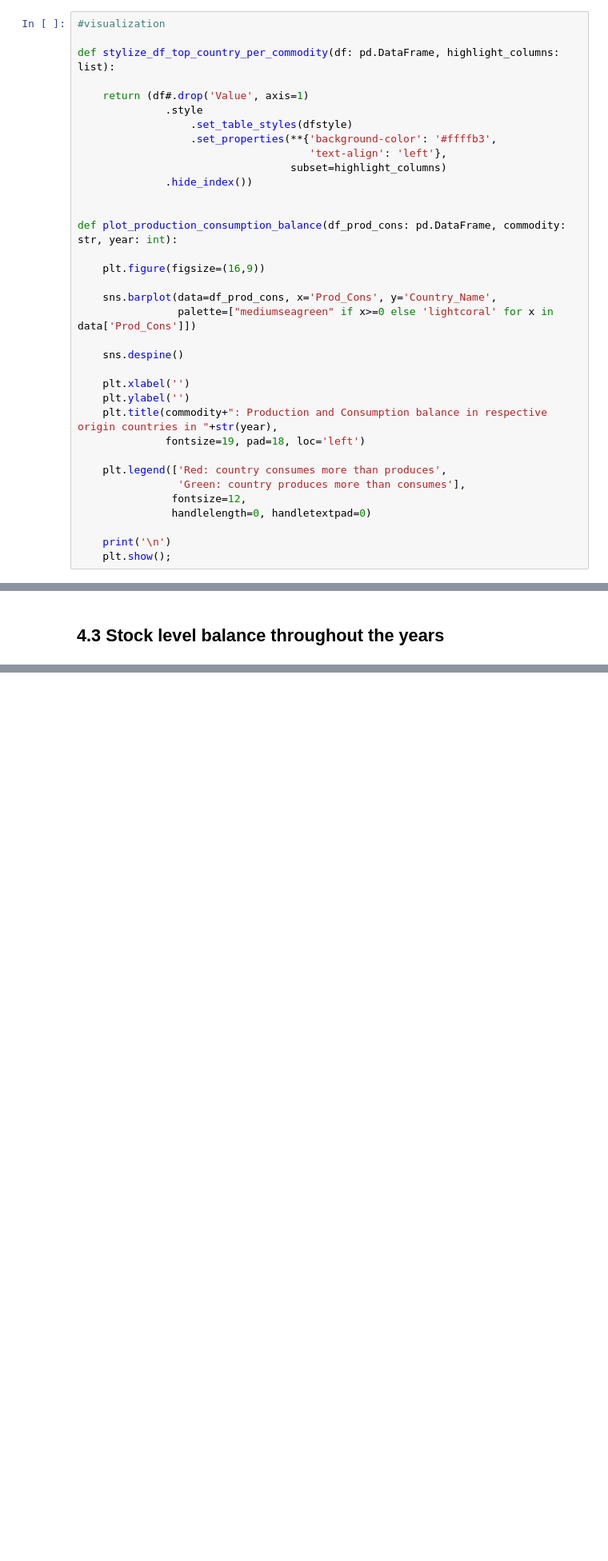
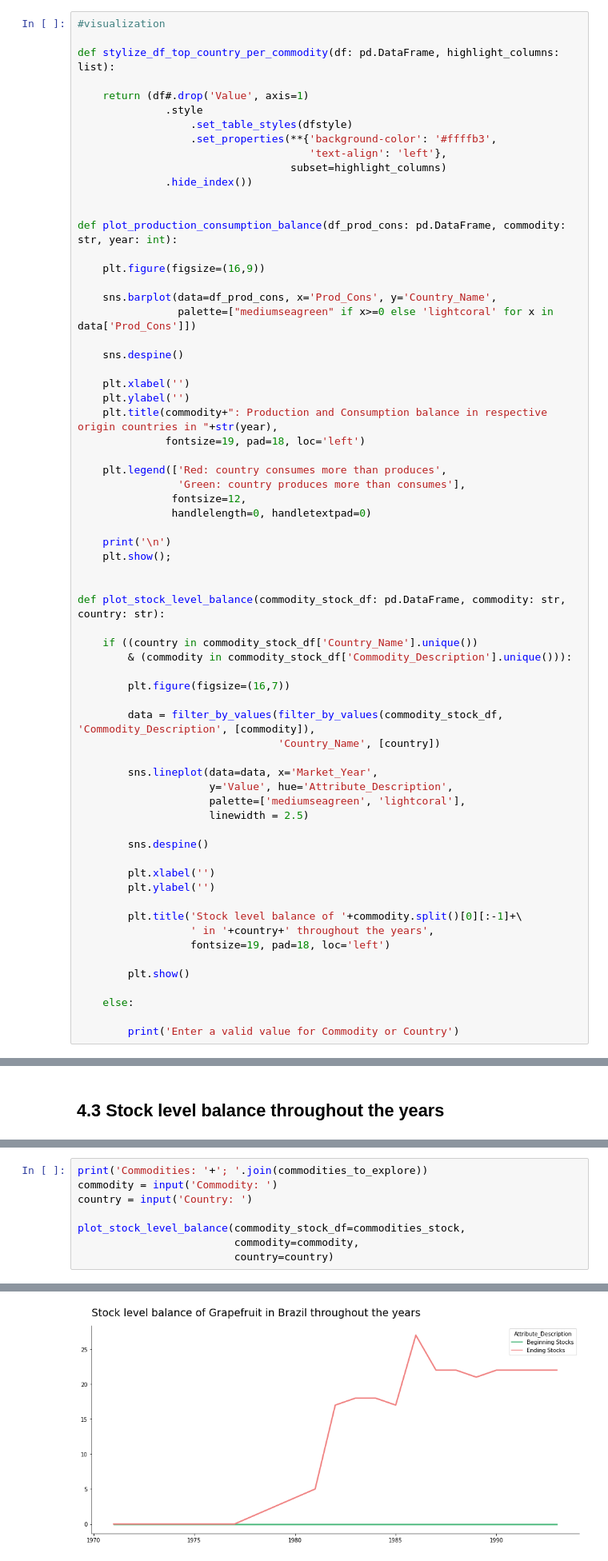
Before and after one commit to gabrielatrindade/commodities_analysis, a Jupyter notebook: 5_commodities_visualization.ipynb, the cells around one changed output, grey strips where cells are left out. Shown at 80% size. Cells and saved outputs as stored; diff of their text form; blank space fills up the shorter version.

Commit message:
Visualization: Creating Stock Level Balance Visualization.

```diff
--- a/5_commodities_visualization.ipynb
+++ b/5_commodities_visualization.ipynb
@@ -191,6 +200,37 @@ def plot_production_consumption_balance(df_prod_cons: pd.DataFrame, commodity: s
 
     print('\n')
     plt.show();
+
+
+def plot_stock_level_balance(commodity_stock_df: pd.DataFrame, commodity: str, country: str):
+
+    if ((country in commodity_stock_df['Country_Name'].unique())
+        & (commodity in commodity_stock_df['Commodity_Description'].unique())):
+
+        plt.figure(figsize=(16,7))
+
+        data = filter_by_values(filter_by_values(commodity_stock_df, 'Commodity_Description', [commodity]),
+                                'Country_Name', [country])
+
+        sns.lineplot(data=data, x='Market_Year',
+                     y='Value', hue='Attribute_Description',
+                     palette=['mediumseagreen', 'lightcoral'],
+                     linewidth = 2.5)
+
+        sns.despine()
+
+        plt.xlabel('')
+        plt.ylabel('')
+
+        plt.title('Stock level balance of '+commodity.split()[0][:-1]+\
+                  ' in '+country+' throughout the years',
+                  fontsize=19, pad=18, loc='left')
+
+        plt.show()
+
+    else:
+
+        print('Enter a valid value for Commodity or Country')
 # %% [markdown]
 # 4. Visualization
 
@@ -329,0 +357,9 @@ commodities_stock = \
+# %%
+print('Commodities: '+'; '.join(commodities_to_explore))
+commodity = input('Commodity: ')
+country = input('Country: ')
+
+plot_stock_level_balance(commodity_stock_df=commodities_stock,
+                         commodity=commodity,
+                         country=country)
+# %% [output]
@@ -329,0 +369 @@ commodities_stock = \
+[figure, added]
```
Also changed, not shown: parts of 5 cells of this notebook.
